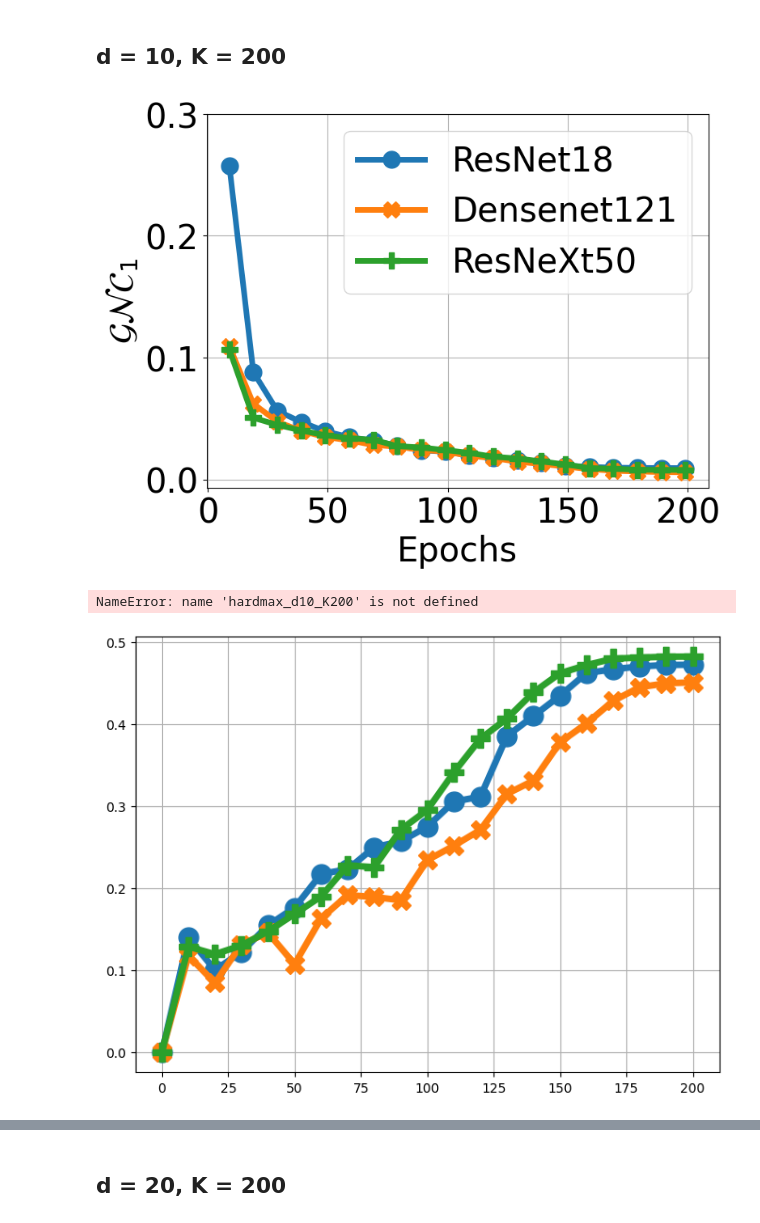
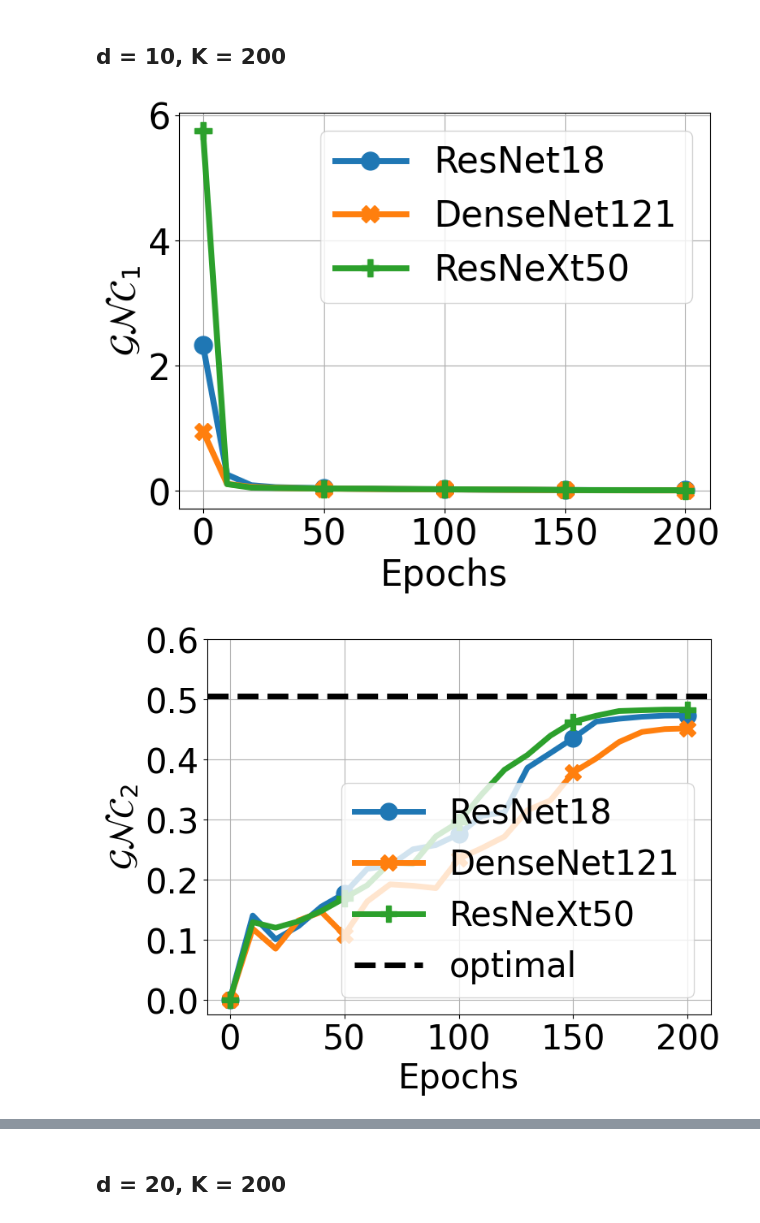
Before and after one commit to kongwanbianjinyu/Neural-Collapse-For-Large-Number-of-Classes, a Jupyter notebook: plot_NC.ipynb, the cells around one changed output, grey strips where cells are left out. Drawn from its saved outputs; the diff is of its cells as text; code cells hidden in the pictures.

```diff
--- a/plot_NC.ipynb
+++ b/plot_NC.ipynb
@@ -172,9 +180,9 @@ plt.show()
 # %%
 hardmax_d10_K200 = 0.5052
 # %%
-resnet18_d10_K200_NC1 = [0.2575183296203613, 0.08816689491271973, 0.05630042552947998, 0.04713673114776611, 0.0395685076713562, 0.034764626026153565, 0.03177780628204346, 0.02776122570037842, 0.024000773429870604, 0.02278684139251709, 0.01979228377342224, 0.0178315806388855, 0.01586175203323364, 0.013428714275360108, 0.011387526988983154, 0.010403789281845092, 0.009750319719314575, 0.009545806050300597, 0.0094099760055542, 0.009392959475517272]
-densenet_d10_K200_NC1 = [0.10931123733520508, 0.06219682216644287, 0.0473889684677124, 0.039818925857543944, 0.03483888149261474, 0.03203898429870605, 0.0283014178276062, 0.02697158098220825, 0.02419907569885254, 0.022921998500823975, 0.019383188486099243, 0.01759274959564209, 0.014541997909545898, 0.01278501033782959, 0.010575125217437744, 0.008542388081550598, 0.007137400507926941, 0.006560635566711426, 0.006098634600639343, 0.005924400091171265]
-resnext50_d10_K200_NC1 = [0.10668863296508789, 0.05057699680328369, 0.04483719348907471, 0.04013319492340088, 0.03634411811828613, 0.033931732177734375, 0.03257302761077881, 0.027403204441070556, 0.02627338171005249, 0.024138820171356202, 0.021820106506347657, 0.01871628999710083, 0.017279071807861326, 0.014863147735595703, 0.012328696250915528, 0.009418481588363647, 0.008823328614234925, 0.008028197288513183, 0.00789657175540924, 0.007846704125404358]
+resnet18_d10_K200_NC1 = [2.3273292541503907, 0.2575183296203613, 0.08816689491271973, 0.05630042552947998, 0.04713673114776611, 0.0395685076713562, 0.034764626026153565, 0.03177780628204346, 0.02776122570037842, 0.024000773429870604, 0.02278684139251709, 0.01979228377342224, 0.0178315806388855, 0.01586175203323364, 0.013428714275360108, 0.011387526988983154, 0.010403789281845092, 0.009750319719314575, 0.009545806050300597, 0.0094099760055542, 0.009392959475517272]
+densenet_d10_K200_NC1 = [0.95315673828125, 0.10931123733520508, 0.06219682216644287, 0.0473889684677124, 0.039818925857543944, 0.03483888149261474, 0.03203898429870605, 0.0283014178276062, 0.02697158098220825, 0.02419907569885254, 0.022921998500823975, 0.019383188486099243, 0.01759274959564209, 0.014541997909545898, 0.01278501033782959, 0.010575125217437744, 0.008542388081550598, 0.007137400507926941, 0.006560635566711426, 0.006098634600639343, 0.005924400091171265]
+resnext50_d10_K200_NC1 = [5.758613891601563, 0.10668863296508789, 0.05057699680328369, 0.04483719348907471, 0.04013319492340088, 0.03634411811828613, 0.033931732177734375, 0.03257302761077881, 0.027403204441070556, 0.02627338171005249, 0.024138820171356202, 0.021820106506347657, 0.01871628999710083, 0.017279071807861326, 0.014863147735595703, 0.012328696250915528, 0.009418481588363647, 0.008823328614234925, 0.008028197288513183, 0.00789657175540924, 0.007846704125404358]
 # %%
 #resnet18_d10_K200 = [0.12356686592102051, 0.10035449266433716, 0.07579392194747925, 0.08155542612075806, 0.110287606716156, 0.12877529859542847, 0.18956321477890015, 0.2117551565170288, 0.22462743520736694, 0.26444369554519653, 0.29344260692596436, 0.3304963707923889, 0.37422966957092285, 0.37918221950531006, 0.39435726404190063, 0.39850926399230957, 0.39934074878692627, 0.4049875736236572, 0.40646880865097046, 0.40652191638946533]
 resnet18_d10_K200_NC2 = [0,0.14005309343338013, 0.10051095485687256, 0.12244230508804321, 0.15488982200622559, 0.1766115427017212, 0.21769064664840698, 0.22326332330703735, 0.25015681982040405, 0.25725430250167847, 0.2752946615219116, 0.3057990074157715, 0.31184571981430054, 0.3856598734855652, 0.4101385474205017, 0.43502670526504517, 0.46247613430023193, 0.4672544598579407, 0.47060543298721313, 0.47244322299957275, 0.4727408289909363]
@@ -188,37 +196,39 @@ resnext50_d10_K200_NC3 = [0.46846692775841803, 0.33382075782865284, 0.2140339685
 # %%
 fig, ax = plt.subplots(figsize=(8,6))
 ax.grid(True)
 markersize = 15
 fontsize = 30
+markevery = 5
 
-epochs = list(np.arange(0,200,10) +9)
-plt.plot(epochs, resnet18_d10_K200_NC1, color = "C0" , linewidth=5, alpha=1, marker = "o", markersize = markersize)
-plt.plot(epochs, densenet_d10_K200_NC1 , color = "C1" , linewidth=5, alpha=1, marker = "X", markersize = markersize)
-plt.plot(epochs, resnext50_d10_K200_NC1, color = "C2" , linewidth=5, alpha=1, marker = "P", markersize = markersize)
+epochs = list(np.arange(0,210,10))
+plt.plot(epochs, resnet18_d10_K200_NC1, color = "C0" , linewidth=5, alpha=1, marker = "o", markersize = markersize,  markevery=markevery)
+plt.plot(epochs, densenet_d10_K200_NC1 , color = "C1" , linewidth=5, alpha=1, marker = "X", markersize = markersize,  markevery=markevery)
+plt.plot(epochs, resnext50_d10_K200_NC1, color = "C2" , linewidth=5, alpha=1, marker = "P", markersize = markersize,  markevery=markevery)
 
 plt.xlabel('Epochs', fontsize=fontsize)
 plt.ylabel(r'$\mathcal{GNC}_1$', fontsize=fontsize)
 
 plt.xticks(np.arange(0, 220, 50), fontsize=fontsize)
-plt.yticks(np.arange(0,0.4, 0.1), fontsize=fontsize)
+plt.yticks(np.arange(0,8, 2), fontsize=fontsize)
 
-plt.legend(['ResNet18', 'Densenet121', 'ResNeXt50'], fontsize=fontsize, loc='upper right')
+plt.legend(['ResNet18', 'DenseNet121', 'ResNeXt50'], fontsize=fontsize, loc='upper right')
 
 
-plt.savefig("./images/NC1_d10_K200.png", dpi = 600,bbox_inches='tight')
+plt.savefig(f"{save_path}/NC1_d10_K200.png", dpi = 600,bbox_inches='tight')
 plt.show()
 # %% [output]
-[figure, old version]
+[figure, new version]
 # %%
 fig, ax = plt.subplots(figsize=(8,6))
 ax.grid(True)
 markersize = 15
 fontsize = 30
+markevery = 5
 
 epochs = list(np.arange(0,210,10))
-plt.plot(epochs, resnet18_d10_K200_NC2, color = "C0" , linewidth=5, alpha=1, marker = "o", markersize = markersize)
-plt.plot(epochs, densenet_d10_K200_NC2 , color = "C1" , linewidth=5, alpha=1, marker = "X", markersize = markersize)
-plt.plot(epochs, resnext50_d10_K200_NC2, color = "C2" , linewidth=5, alpha=1, marker = "P", markersize = markersize)
+plt.plot(epochs, resnet18_d10_K200_NC2, color = "C0" , linewidth=5, alpha=1, marker = "o", markersize = markersize,  markevery=markevery)
+plt.plot(epochs, densenet_d10_K200_NC2 , color = "C1" , linewidth=5, alpha=1, marker = "X", markersize = markersize,  markevery=markevery)
+plt.plot(epochs, resnext50_d10_K200_NC2, color = "C2" , linewidth=5, alpha=1, marker = "P", markersize = markersize,  markevery=markevery)
 
 
 plt.axhline(y = hardmax_d10_K200, linestyle = "--",color = 'k', linewidth =5)
@@ -230,14 +240,13 @@ plt.ylabel(r'$\mathcal{GNC}_2$', fontsize=fontsize)
 plt.xticks(np.arange(0, 220, 50), fontsize=fontsize)
 plt.yticks(np.arange(0,0.7, 0.1), fontsize=fontsize)
 
-plt.legend(['ResNet18', 'Densenet121', 'ResNeXt50',"optimal"], fontsize=fontsize, loc='lower right')
+plt.legend(['ResNet18', 'DenseNet121', 'ResNeXt50',"optimal"], fontsize=fontsize, loc='lower right')
 
 
-plt.savefig("./images/NC2_d10_K200.png", dpi = 600,bbox_inches='tight')
+plt.savefig(f"{save_path}/NC2_d10_K200.png", dpi = 600,bbox_inches='tight')
 plt.show()
 # %% [output]
-NameError: name 'hardmax_d10_K200' is not defined
-[figure, old version]
+[figure, new version]
 # %%
 fig, ax = plt.subplots(figsize=(8,6))
 ax.grid(True)
```
Also changed, not shown: parts of 15 cells of this notebook, 32 other files.
